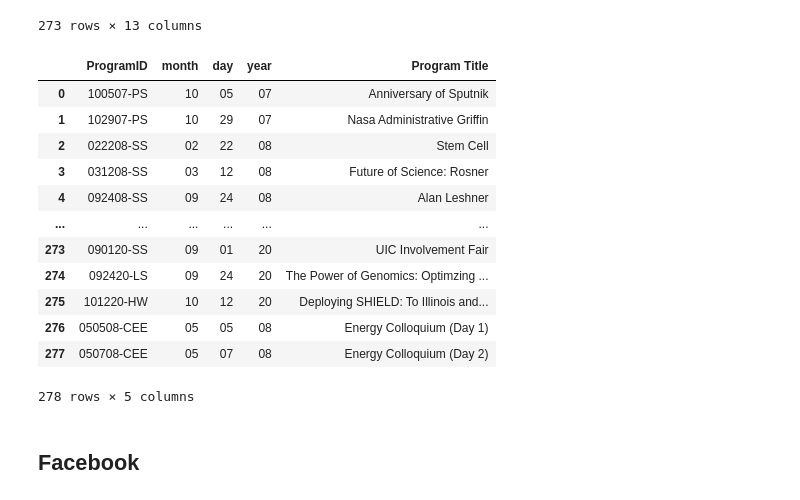
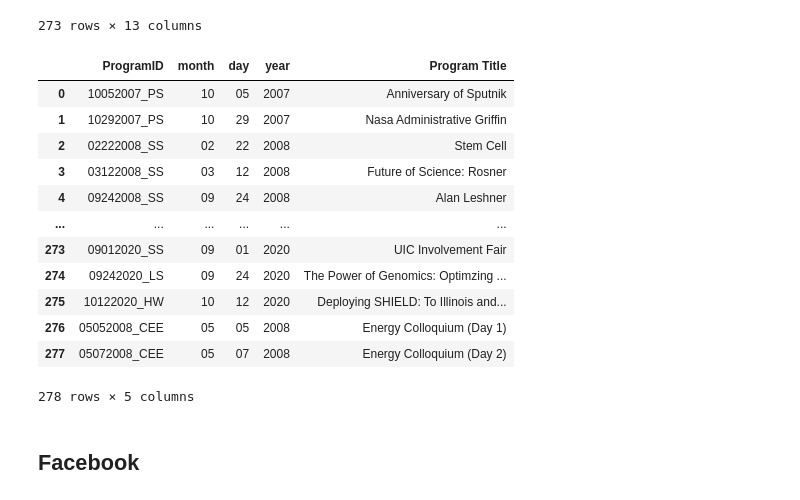
Before and after one commit to s-ryanlee/ChicagoCouncilSciTech, a Jupyter notebook: database/SI564Project_DataManipulation.ipynb, the cells around one changed output. Cells and saved outputs as stored; diff of their text form; code cells hidden in the pictures.

```diff
--- a/database/SI564Project_DataManipulation.ipynb
+++ b/database/SI564Project_DataManipulation.ipynb
@@ -216,7 +220,7 @@ energy_colloquium1 = {
     'Partner/ event': 'none',
     'month': '05',
     'day': '05',
-    'year': '08'
+    'year': '2008'
 }
 energy_colloquium2 = {
     'Date': '05-07-08',
@@ -233,11 +237,11 @@ energy_colloquium2 = {
     'Partner/ event': 'none',
     'month': '05',
     'day': '07',
-    'year': '08'
+    'year': '2008'
 }
 energy_colloquium = [energy_colloquium1, energy_colloquium2]
-#programs.drop(labels=[4], axis=0, inplace=True)
-#programs = programs.append(energy_colloquium, ignore_index=True)
+programs.drop(labels=[4], axis=0, inplace=True)
+programs = programs.append(energy_colloquium, ignore_index=True)
 programs.tail(10)
 # %% [output]
 |  | Date | Program Title | Live Stream | Attendance (in seats) | Hours | Program Series | Venue | ... |
@@ -262,7 +266,7 @@ len(series_ls)
 # %%
 program_ids = []
 for i in range(len(months)):
-    program_id = str(months[i]) + str(days[i]) + str(years[i]) + '-' + str(series_ls[i])
+    program_id = str(months[i]) + str(days[i]) + str(years[i]) + '_' + str(series_ls[i])
     program_ids.append(program_id)
     i += 1
 programs['ProgramID'] = pd.Series(program_ids)
@@ -479,19 +482,19 @@ video
 # %%
-programs_yt = programs_tbl[['ProgramID', 'month', 'day', 'year', 'Program Title']].copy()
+programs_yt = new_programs[['ProgramID', 'month', 'day', 'year', 'Program Title']].copy()
 programs_yt
 # %% [output]
 |  | ProgramID | month | day | year | Program Title |
-| 0 | 100507-PS | 10 | 05 | 07 | Anniversary of Sputnik |
-| 1 | 102907-PS | 10 | 29 | 07 | Nasa Administrative Griffin |
-| 2 | 022208-SS | 02 | 22 | 08 | Stem Cell |
-| 3 | 031208-SS | 03 | 12 | 08 | Future of Science: Rosner |
-| 4 | 092408-SS | 09 | 24 | 08 | Alan Leshner |
+| 0 | 10052007_PS | 10 | 05 | 2007 | Anniversary of Sputnik |
+| 1 | 10292007_PS | 10 | 29 | 2007 | Nasa Administrative Griffin |
+| 2 | 02222008_SS | 02 | 22 | 2008 | Stem Cell |
+| 3 | 03122008_SS | 03 | 12 | 2008 | Future of Science: Rosner |
+| 4 | 09242008_SS | 09 | 24 | 2008 | Alan Leshner |
 | ... | ... | ... | ... | ... | ... |
-| 273 | 090120-SS | 09 | 01 | 20 | UIC Involvement Fair |
-| 274 | 092420-LS | 09 | 24 | 20 | The Power of Genomics: Optimzing ... |
-| 275 | 101220-HW | 10 | 12 | 20 | Deploying SHIELD: To Illinois and... |
-| 276 | 050508-CEE | 05 | 05 | 08 | Energy Colloquium (Day 1) |
-| 277 | 050708-CEE | 05 | 07 | 08 | Energy Colloquium (Day 2) |
+| 273 | 09012020_SS | 09 | 01 | 2020 | UIC Involvement Fair |
+| 274 | 09242020_LS | 09 | 24 | 2020 | The Power of Genomics: Optimzing ... |
+| 275 | 10122020_HW | 10 | 12 | 2020 | Deploying SHIELD: To Illinois and... |
+| 276 | 05052008_CEE | 05 | 05 | 2008 | Energy Colloquium (Day 1) |
+| 277 | 05072008_CEE | 05 | 07 | 2008 | Energy Colloquium (Day 2) |
 278 rows × 5 columns
 # %% [markdown]
 ## Facebook
```
Also changed, not shown: parts of 35 cells of this notebook.
